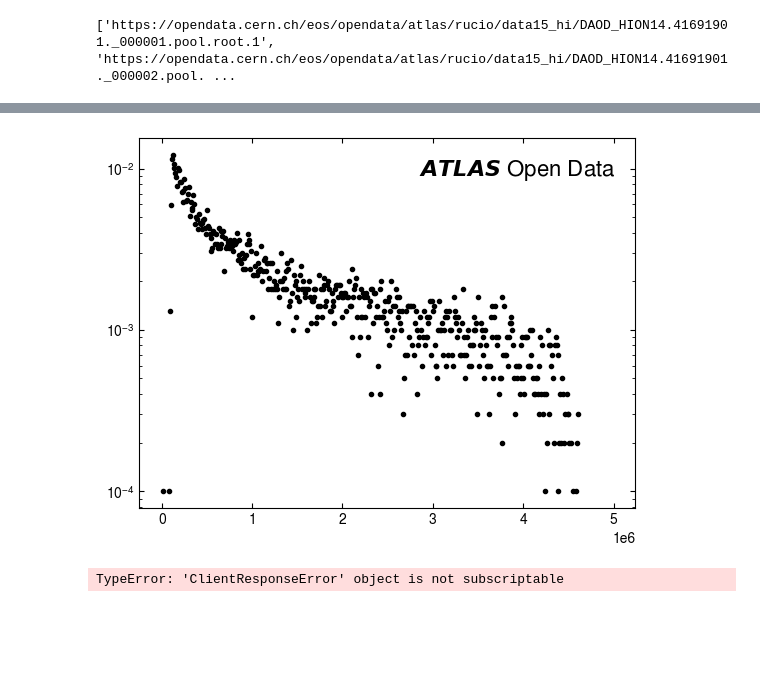
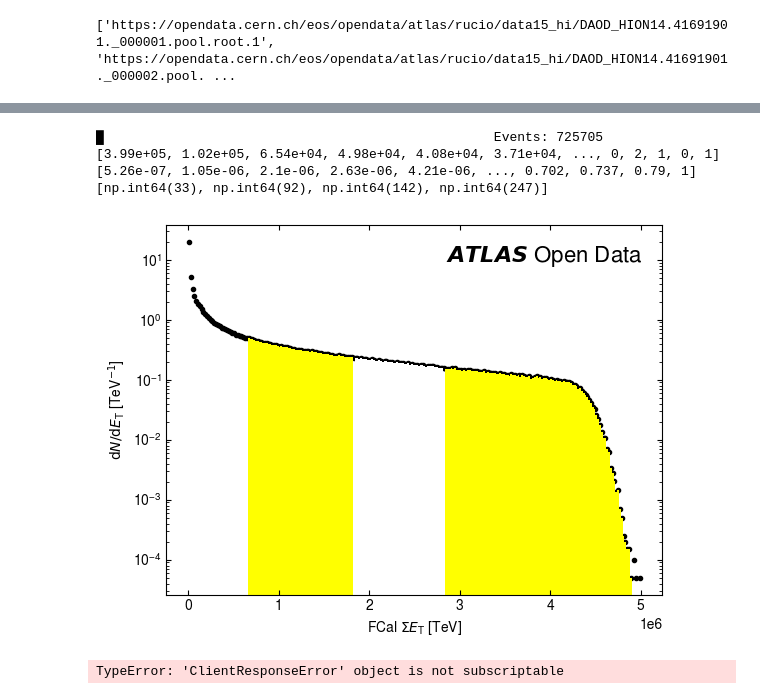
Before and after one commit to rjackson-lancs/notebooks-collection-opendata, a Jupyter notebook: for-research/heavy-ion-hard-probes/centrality.ipynb, the cells around one changed output, grey strips where cells are left out. Saved outputs shown, nothing was run; the diff lists cells and outputs as text; code cells hidden in the pictures; blank space fills up the shorter version.

Commit message:
Improved centrality plot

```diff
--- a/for-research/heavy-ion-hard-probes/centrality.ipynb
+++ b/for-research/heavy-ion-hard-probes/centrality.ipynb
@@ -81,7 +81,8 @@ Successfully cached 2 datasets.
 Active release: 2024r-hi. (Datasets path: REMOTE)
 # %%
 bins, h_range = 100, (0,5e6)
-fine_bins = int(5e6 / 10e3) # Bins for 2 GeV bin width
+bw = 20e3 # MeV
+fine_bins = int(5e6 / bw) # Bins for 20 GeV bin width
 print(fine_bins)
 _ , bin_edges = np.histogram([-1],fine_bins,h_range)
 # %% [output]
@@ -141,16 +155,18 @@ hists_all = {}
 # Get bin edges and empty histogram
 total_eT_hist, bin_edges = np.histogram([-1],bins=fine_bins,range=h_range)
 print("Processing datasets...")
-pbar = tqdm(samples["Data"]["list"][:10],desc=to_sparkline(np.array([total_eT_hist[int((len(total_eT_hist)-1)/50)*i] for i in range(50)])))
+print(len(samples["Data"]["list"]))
+pbar = tqdm(samples["Data"]["list"][:30],desc=to_sparkline(np.array([total_eT_hist[int((len(total_eT_hist)-1)/50)*i] for i in range(50)])))
+# for url in pbar:
+#     frames = []
+#     H = parallel_processing(url)
+#     frames.append(H)
+#     total_eT_hist = total_eT_hist + np.sum(frames,axis=0)
+#     pbar.set_description(to_sparkline(np.array([total_eT_hist[int((len(total_eT_hist)-1)/50)*i] for i in range(50)])))
 for url in pbar:
-    frames = []
-    H = parallel_processing(url)
-    frames.append(H)
-    total_eT_hist = total_eT_hist + np.sum(frames,axis=0)
+    H = full_process_data(url)
+    total_eT_hist = total_eT_hist + H
     pbar.set_description(to_sparkline(np.array([total_eT_hist[int((len(total_eT_hist)-1)/50)*i] for i in range(50)])))
-    # bar = " ".join([f"{v:.2f}" for v in total_eT_hist])
-    # sys.stdout.write(f"{i+1}/{len(urls)}: \r{bar}")
-    # sys.stdout.flush()
 
 end_all = time.time()
 print(f"Total time: {round((end_all - start_all) / 60, 1)} mins")
@@ -353,14 +181,38 @@ print(total_eT_hist)
 # %%
 fig, ax = plt.subplots()
 nbins = 50
-
+print(to_sparkline(np.array([total_eT_hist[int((len(total_eT_hist)-1)/50)*i] for i in range(50)])))
 diff_hist = total_eT_hist / (bin_edges[1] - bin_edges[0])
 # ax.stairs(diff_hist,bin_edges*1e-6,color="blue")
-ax.scatter(bin_edges[:-1],diff_hist,color="black",marker=".")
+ax.scatter(bin_edges[:-1]+bw*.5,diff_hist,color="black",marker=".")
 ax.set_yscale("log")
 inner_ticks(ax); atlas_label(ax)
+ax.set_xlabel(r"FCal $\Sigma E_\mathrm{T}$ [TeV]"); ax.set_ylabel(r"$\mathrm{d}N/\mathrm{d}E_{\mathrm{T}}$ [TeV$^{-1}$]")
+
+norm_cum_int = np.cumsum(np.flip(total_eT_hist[total_eT_hist!=0])) / np.sum(total_eT_hist)
+integral = diff_hist * bw; print(integral)
+print(norm_cum_int)
+
+centrality_ranges = {
+    40: "40 - 100 %",
+    20: "20 - 40%",
+    10: "10 - 20%",
+    0: "0 - 10%"
+}
+centrality_ix = [np.argmin(np.abs(np.flip(norm_cum_int) - c*.01)) for c in centrality_ranges]
+centrality_ix[::-1]
+print(centrality_ix)
+for i,col in zip(range(len(centrality_ranges)-1),("yellow","white","yellow")):
+    ax.stairs(diff_hist[centrality_ix[i]:centrality_ix[i+1]-1],bin_edges[centrality_ix[i]:centrality_ix[i+1]],fill=True,color=col)
+# for ix,col in zip(centrality_ix[:-1],("yellow","white","yellow","white")):
+#     ax.stairs(diff_hist[:ix-1],bin_edges[:ix],fill=True,color=col)
+#     ax.vlines(bin_edges[ix],*ax.get_ylim(),color="red")
 # %% [output]
+█                                                  Events: 725705
+[3.99e+05, 1.02e+05, 6.54e+04, 4.98e+04, 4.08e+04, 3.71e+04, ..., 0, 2, 1, 0, 1]
+[5.26e-07, 1.05e-06, 2.1e-06, 2.63e-06, 4.21e-06, ..., 0.702, 0.737, 0.79, 1]
+[np.int64(33), np.int64(92), np.int64(142), np.int64(247)]
-[figure, old version]
+[figure, new version]
 # %%
 total_transverse_energies = ak.Array([])
 
```
Also changed, not shown: parts of 5 cells of this notebook.
